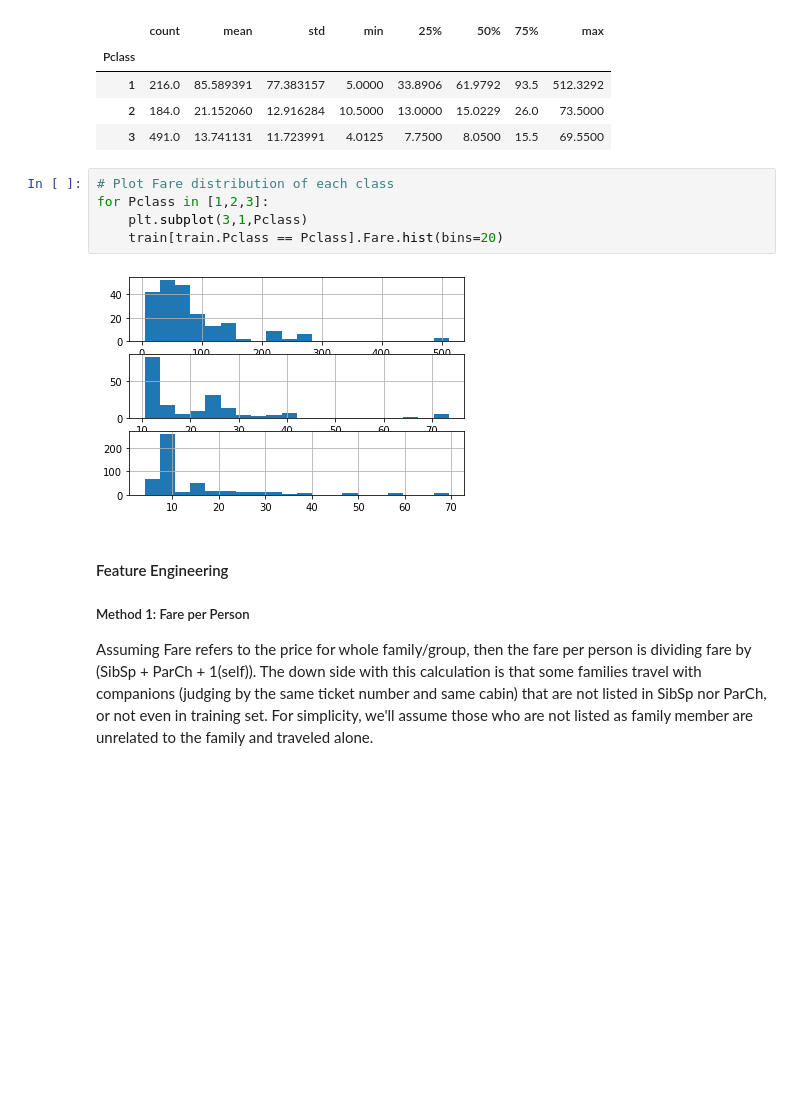
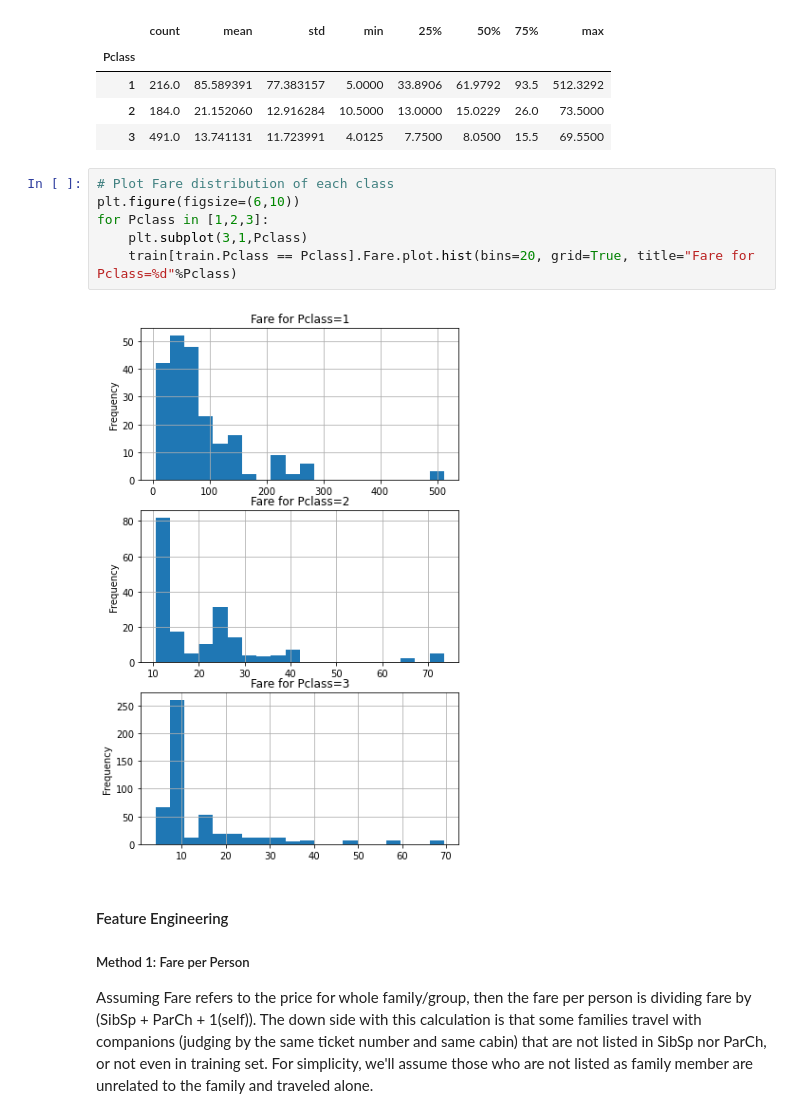
Before and after one commit to jenny-chou/Kaggle-Titanic, a Jupyter notebook: Kaggle_Titanic.ipynb, the cells around one changed output. Saved outputs shown, nothing was run; the diff lists cells and outputs as text; blank space fills up the shorter version.

```diff
--- a/Kaggle_Titanic.ipynb
+++ b/Kaggle_Titanic.ipynb
@@ -596,11 +595,12 @@ train.groupby(['Pclass']).Fare.describe()
 | 3 | 491.0 | 13.741131 | 11.723991 | 4.0125 | 7.7500 | 8.0500 | 15.5 | 69.5500 |
 # %%
 # Plot Fare distribution of each class
+plt.figure(figsize=(6,10))
 for Pclass in [1,2,3]:
     plt.subplot(3,1,Pclass)
-    train[train.Pclass == Pclass].Fare.hist(bins=20)
+    train[train.Pclass == Pclass].Fare.plot.hist(bins=20, grid=True, title="Fare for Pclass=%d"%Pclass)
 # %% [output]
-[figure, old version]
+[figure, new version]
 # %% [markdown]
 #### Feature Engineering
 ##### Method 1: Fare per Person
```
Also changed, not shown: parts of 52 cells of this notebook, 9 other files.
